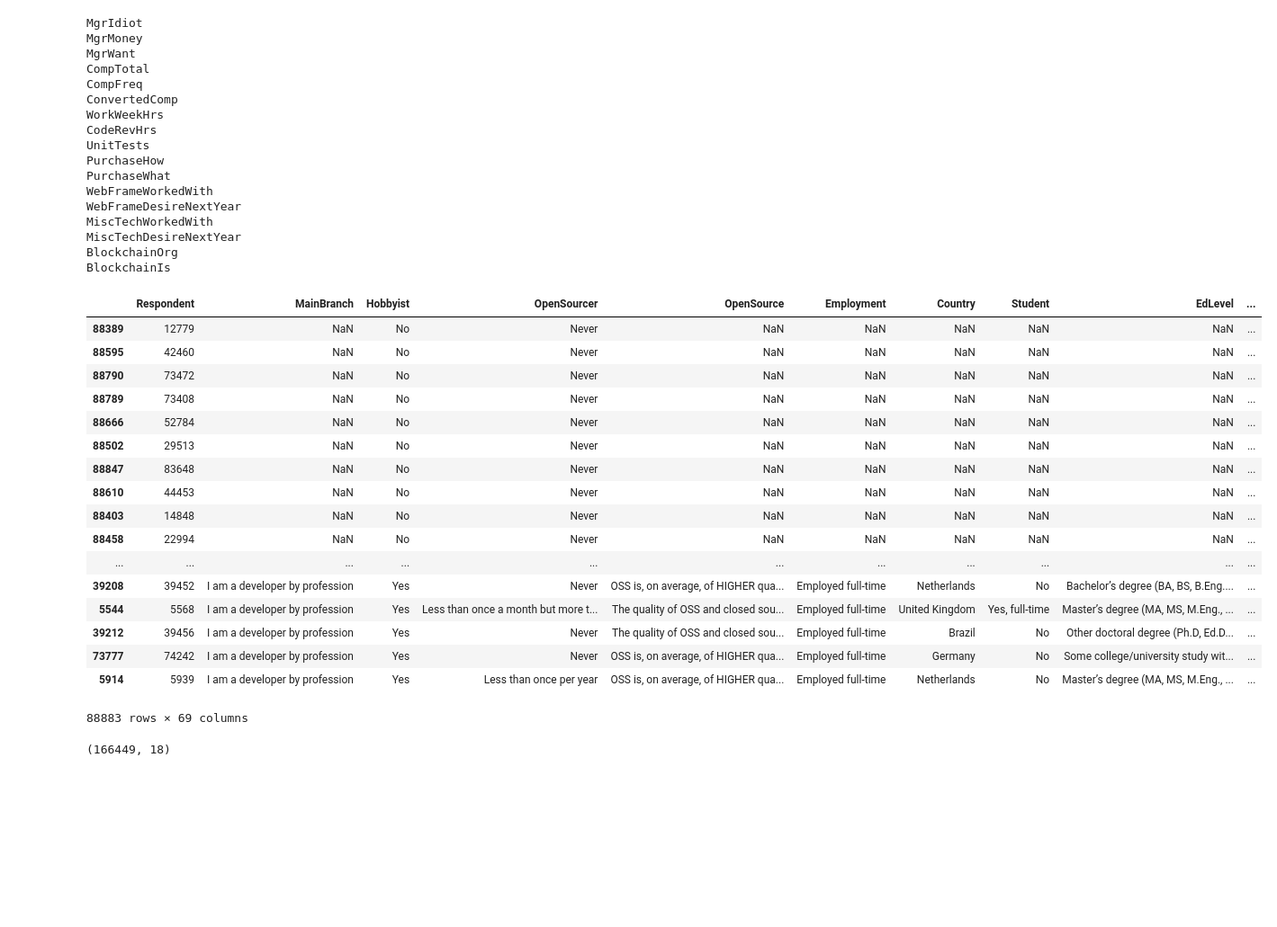
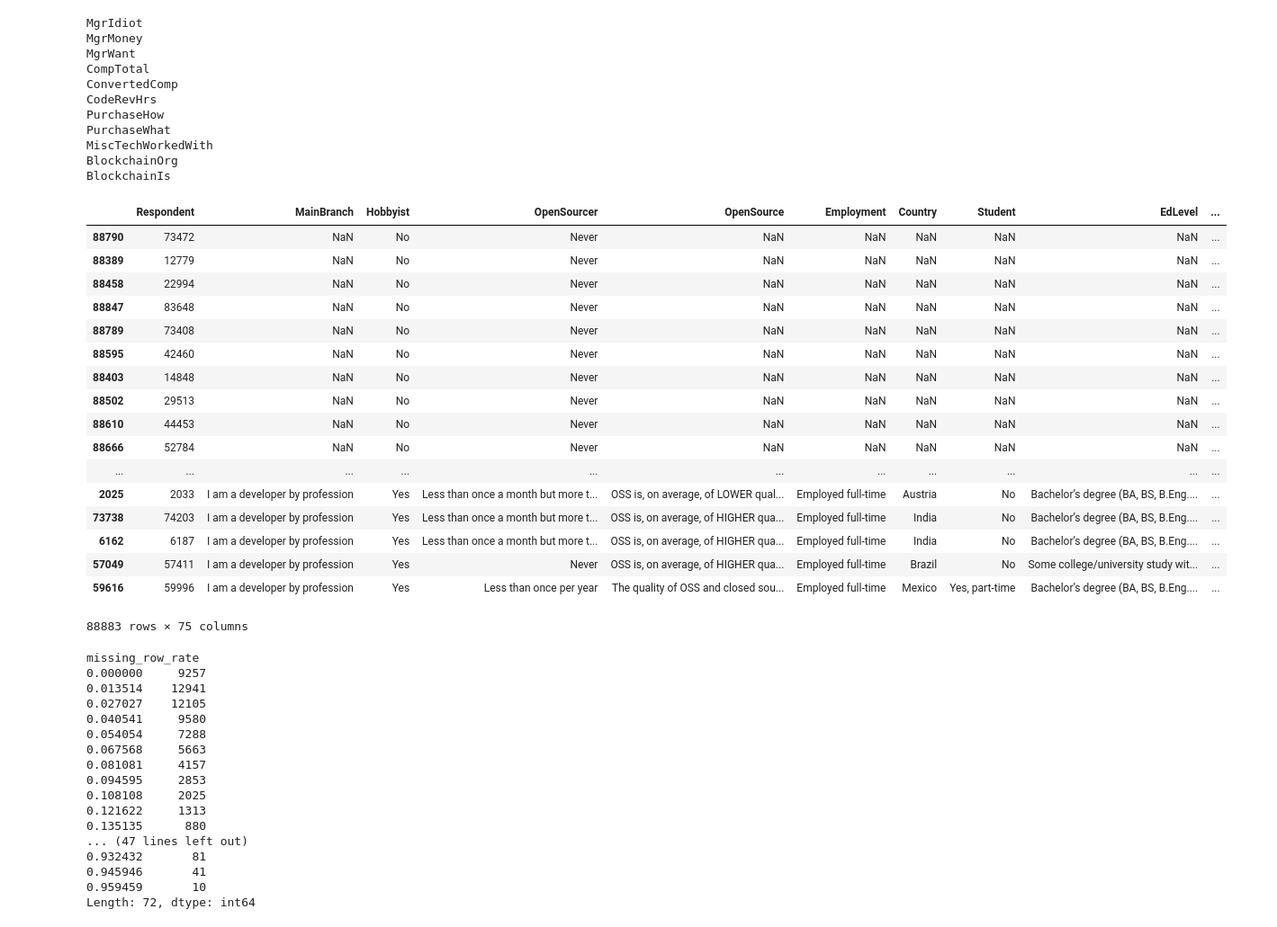
Before and after one commit to Danielulug/stackoverflow-surveys, a Jupyter notebook: main.ipynb, the cells around one changed output. Shown: that part at 90% size. Drawn from its saved outputs; the diff is of its cells as text; code cells hidden in the pictures; blank space fills up the shorter version.

```diff
--- a/main.ipynb
+++ b/main.ipynb
@@ -62,7 +53,7 @@ sorted(missing.items(), key=lambda x: x[1], reverse=True)
 # %%
 #above 25% empty columns are eliminated
 for k,v in missing.items():
-    if v > 0.25:
+    if v > 0.30:
         print(k)
         survey_2019 = survey_2019.drop(k, axis=1)
 # %% [output]
@@ -70,48 +61,59 @@ MgrIdiot
 MgrMoney
 MgrWant
 CompTotal
-CompFreq
 ConvertedComp
-WorkWeekHrs
 CodeRevHrs
-UnitTests
 PurchaseHow
 PurchaseWhat
-WebFrameWorkedWith
-WebFrameDesireNextYear
 MiscTechWorkedWith
-MiscTechDesireNextYear
 BlockchainOrg
 BlockchainIs
 # %%
 #missing analysis
 #missing rows, users that did not participate enough will be removed
-survey_2019['missing_row_rate'] = len(survey_2019.columns) - (survey_2019.apply(lambda x: x.count(), axis=1))/len(survey_2019.columns)
+survey_2019['missing_row_rate'] = (len(survey_2019.columns) - survey_2019.apply(lambda x: x.count(), axis=1))/len(survey_2019.columns)
 survey_2019.sort_values(by=['missing_row_rate'], ascending = 0)
 # %% [output]
 |  | Respondent | MainBranch | Hobbyist | OpenSourcer | OpenSource | Employment | Country | Student | EdLevel | ... |
+| 88790 | 73472 | NaN | No | Never | NaN | NaN | NaN | NaN | NaN | ... |
 | 88389 | 12779 | NaN | No | Never | NaN | NaN | NaN | NaN | NaN | ... |
+| 88458 | 22994 | NaN | No | Never | NaN | NaN | NaN | NaN | NaN | ... |
+| 88847 | 83648 | NaN | No | Never | NaN | NaN | NaN | NaN | NaN | ... |
+| 88789 | 73408 | NaN | No | Never | NaN | NaN | NaN | NaN | NaN | ... |
 | 88595 | 42460 | NaN | No | Never | NaN | NaN | NaN | NaN | NaN | ... |
-| 88790 | 73472 | NaN | No | Never | NaN | NaN | NaN | NaN | NaN | ... |
-| 88789 | 73408 | NaN | No | Never | NaN | NaN | NaN | NaN | NaN | ... |
+| 88403 | 14848 | NaN | No | Never | NaN | NaN | NaN | NaN | NaN | ... |
+| 88502 | 29513 | NaN | No | Never | NaN | NaN | NaN | NaN | NaN | ... |
+| 88610 | 44453 | NaN | No | Never | NaN | NaN | NaN | NaN | NaN | ... |
 | 88666 | 52784 | NaN | No | Never | NaN | NaN | NaN | NaN | NaN | ... |
-| 88502 | 29513 | NaN | No | Never | NaN | NaN | NaN | NaN | NaN | ... |
-| 88847 | 83648 | NaN | No | Never | NaN | NaN | NaN | NaN | NaN | ... |
-| 88610 | 44453 | NaN | No | Never | NaN | NaN | NaN | NaN | NaN | ... |
-| 88403 | 14848 | NaN | No | Never | NaN | NaN | NaN | NaN | NaN | ... |
-| 88458 | 22994 | NaN | No | Never | NaN | NaN | NaN | NaN | NaN | ... |
 | ... | ... | ... | ... | ... | ... | ... | ... | ... | ... | ... |
-| 39208 | 39452 | I am a developer by profession | Yes | Never | OSS is, on average, of HIGHER qua... | Employed full-time | Netherlands | No | Bachelor’s degree (BA, BS, B.Eng.... | ... |
-| 5544 | 5568 | I am a developer by profession | Yes | Less than once a month but more t... | The quality of OSS and closed sou... | Employed full-time | United Kingdom | Yes, full-time | Master’s degree (MA, MS, M.Eng., ... | ... |
-| 39212 | 39456 | I am a developer by profession | Yes | Never | The quality of OSS and closed sou... | Employed full-time | Brazil | No | Other doctoral degree (Ph.D, Ed.D... | ... |
-| 73777 | 74242 | I am a developer by profession | Yes | Never | OSS is, on average, of HIGHER qua... | Employed full-time | Germany | No | Some college/university study wit... | ... |
-| 5914 | 5939 | I am a developer by profession | Yes | Less than once per year | OSS is, on average, of HIGHER qua... | Employed full-time | Netherlands | No | Master’s degree (MA, MS, M.Eng., ... | ... |
+| 2025 | 2033 | I am a developer by profession | Yes | Less than once a month but more t... | OSS is, on average, of LOWER qual... | Employed full-time | Austria | No | Bachelor’s degree (BA, BS, B.Eng.... | ... |
+| 73738 | 74203 | I am a developer by profession | Yes | Less than once a month but more t... | OSS is, on average, of HIGHER qua... | Employed full-time | India | No | Bachelor’s degree (BA, BS, B.Eng.... | ... |
+| 6162 | 6187 | I am a developer by profession | Yes | Less than once a month but more t... | OSS is, on average, of HIGHER qua... | Employed full-time | India | No | Bachelor’s degree (BA, BS, B.Eng.... | ... |
+| 57049 | 57411 | I am a developer by profession | Yes | Never | OSS is, on average, of HIGHER qua... | Employed full-time | Brazil | No | Some college/university study wit... | ... |
+| 59616 | 59996 | I am a developer by profession | Yes | Less than once per year | The quality of OSS and closed sou... | Employed full-time | Mexico | Yes, part-time | Bachelor’s degree (BA, BS, B.Eng.... | ... |
-88883 rows × 69 columns
+88883 rows × 75 columns
+# %%
+print(survey_2019.groupby(['missing_row_rate']).size())
+# %% [output]
+missing_row_rate
+0.000000     9257
+0.013514    12941
+0.027027    12105
+0.040541     9580
+0.054054     7288
+0.067568     5663
+0.081081     4157
+0.094595     2853
+0.108108     2025
+0.121622     1313
+0.135135      880
+... (47 lines left out)
+0.932432       81
+0.945946       41
+0.959459       10
+Length: 72, dtype: int64
 # %%
 #decision, continue with users answering at least 50%
-df.groupby(['missing_row_rate']).size()
-#df_user_elim = df.loc[df['missing_row_rate'] <= 0.5]
-#df_user_elim = df_user_elim.drop('missing_row_rate', axis=1)
-print(df_user_elim.shape)
+
+survey_2019_user_elim = survey_2019.loc[survey_2019['missing_row_rate'] <= 0.5]
+survey_2019_user_elim = survey_2019_user_elim.drop('missing_row_rate', axis=1)
-# %% [output]
-(166449, 18)
```
Also changed, not shown: parts of 15 cells of this notebook.
